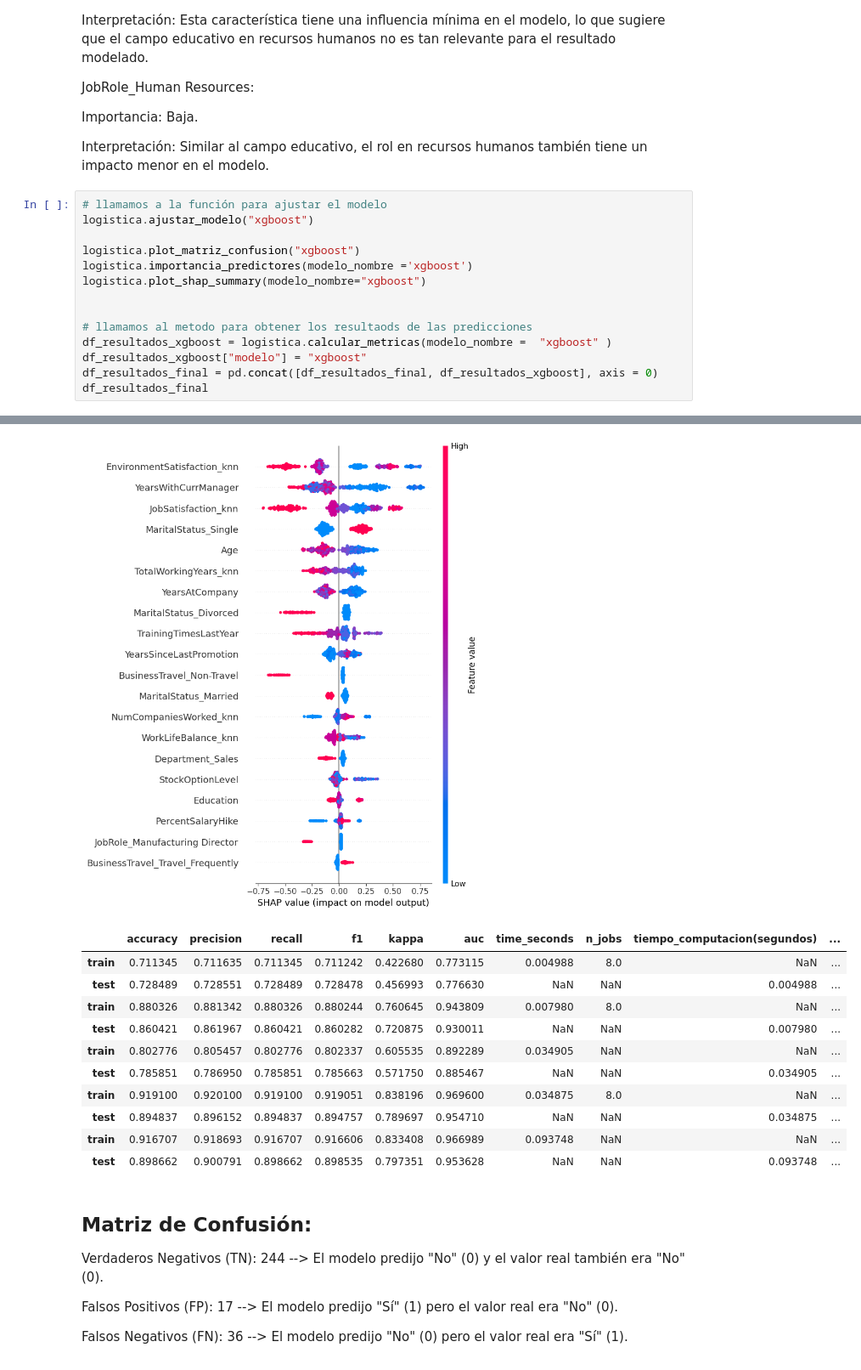
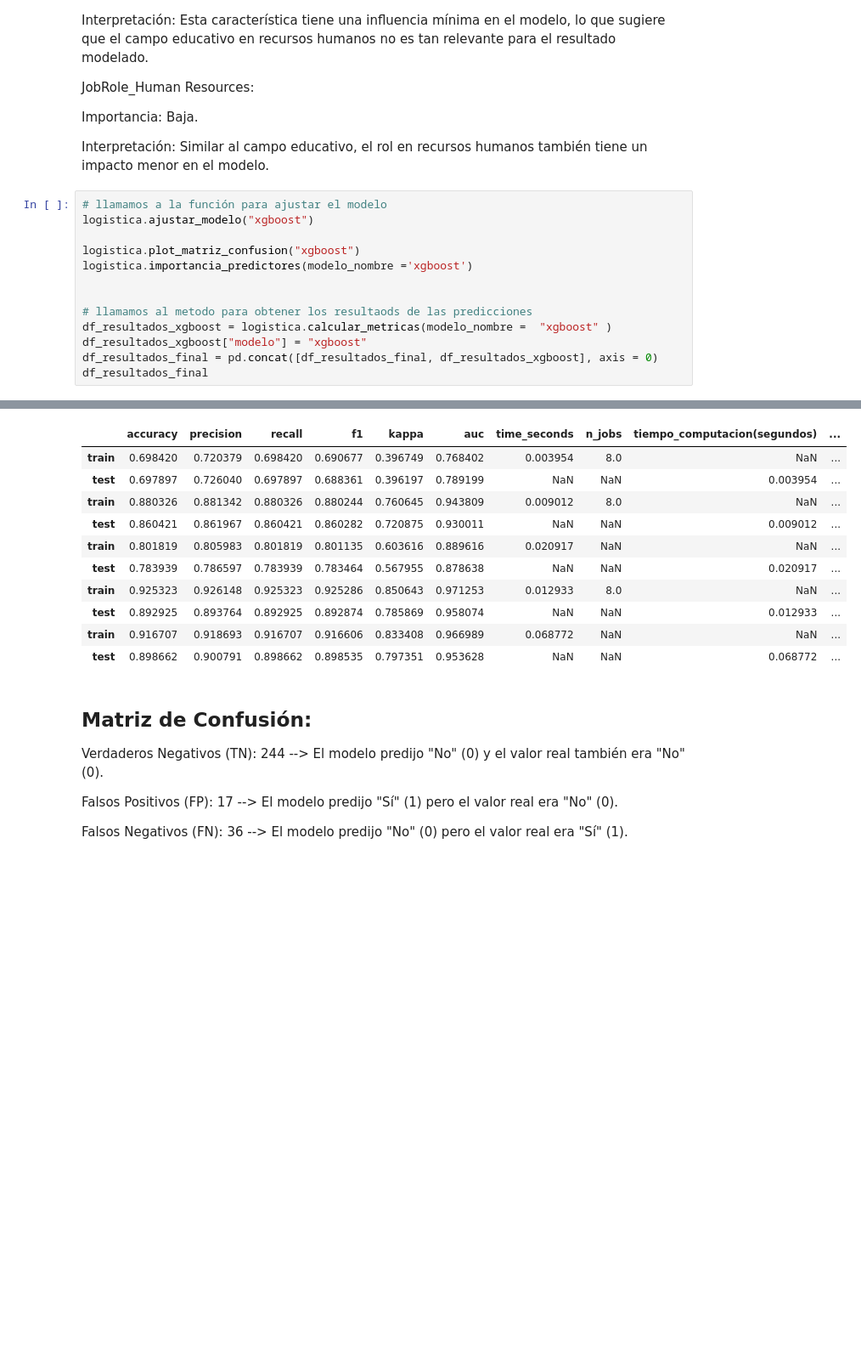
Before and after one commit to adrims10/3.Proyecto_prediccion-Se_van_los_empleados, a Jupyter notebook: notebooks/2-Train.ipynb, the cells around one changed output, grey strips where cells are left out. Shown at 85% size. Saved outputs shown, nothing was run; the diff lists cells and outputs as text; blank space fills up the shorter version.

```diff
--- a/notebooks/2-Train.ipynb
+++ b/notebooks/2-Train.ipynb
@@ -559,43 +369,41 @@ Interpretación: Similar al campo educativo, el rol en recursos humanos también
 # %%
 # llamamos a la función para ajustar el modelo
 logistica.ajustar_modelo("xgboost")
 
 logistica.plot_matriz_confusion("xgboost")
 logistica.importancia_predictores(modelo_nombre ='xgboost')
-logistica.plot_shap_summary(modelo_nombre="xgboost")
 
 
 # llamamos al metodo para obtener los resultaods de las predicciones
 df_resultados_xgboost = logistica.calcular_metricas(modelo_nombre =  "xgboost" )
 df_resultados_xgboost["modelo"] = "xgboost"
 df_resultados_final = pd.concat([df_resultados_final, df_resultados_xgboost], axis = 0)
 df_resultados_final
 # %% [output]
 El mejor modelo es XGBClassifier(base_score=None, booster=None, callbacks=None,
               colsample_bylevel=None, colsample_bynode=None,
               colsample_bytree=0.6, device=None, early_stopping_rounds=None,
               enable_categorical=False, eval_metric=None, feature_types=None,
               gamma=None, grow_policy=None, importance_type=None,
               interaction_constraints=None, learning_rate=0.03, max_bin=None,
               max_cat_threshold=None, max_cat_to_onehot=None,
               max_delta_step=None, max_depth=3, max_leaves=None,
               min_child_weight=6, missing=nan, monotone_constraints=None,
               multi_strategy=None, n_estimators=150, n_jobs=None,
               num_parallel_tree=None, random_state=None, ...)
 [figure]
 [figure]
-[figure, removed]
 |  | accuracy | precision | recall | f1 | kappa | auc | time_seconds | n_jobs | tiempo_computacion(segundos) | ... |
-| train | 0.711345 | 0.711635 | 0.711345 | 0.711242 | 0.422680 | 0.773115 | 0.004988 | 8.0 | NaN | ... |
-| test | 0.728489 | 0.728551 | 0.728489 | 0.728478 | 0.456993 | 0.776630 | NaN | NaN | 0.004988 | ... |
-| train | 0.880326 | 0.881342 | 0.880326 | 0.880244 | 0.760645 | 0.943809 | 0.007980 | 8.0 | NaN | ... |
-| test | 0.860421 | 0.861967 | 0.860421 | 0.860282 | 0.720875 | 0.930011 | NaN | NaN | 0.007980 | ... |
-| train | 0.802776 | 0.805457 | 0.802776 | 0.802337 | 0.605535 | 0.892289 | 0.034905 | NaN | NaN | ... |
-| test | 0.785851 | 0.786950 | 0.785851 | 0.785663 | 0.571750 | 0.885467 | NaN | NaN | 0.034905 | ... |
-| train | 0.919100 | 0.920100 | 0.919100 | 0.919051 | 0.838196 | 0.969600 | 0.034875 | 8.0 | NaN | ... |
-| test | 0.894837 | 0.896152 | 0.894837 | 0.894757 | 0.789697 | 0.954710 | NaN | NaN | 0.034875 | ... |
-| train | 0.916707 | 0.918693 | 0.916707 | 0.916606 | 0.833408 | 0.966989 | 0.093748 | NaN | NaN | ... |
-| test | 0.898662 | 0.900791 | 0.898662 | 0.898535 | 0.797351 | 0.953628 | NaN | NaN | 0.093748 | ... |
+| train | 0.698420 | 0.720379 | 0.698420 | 0.690677 | 0.396749 | 0.768402 | 0.003954 | 8.0 | NaN | ... |
+| test | 0.697897 | 0.726040 | 0.697897 | 0.688361 | 0.396197 | 0.789199 | NaN | NaN | 0.003954 | ... |
+| train | 0.880326 | 0.881342 | 0.880326 | 0.880244 | 0.760645 | 0.943809 | 0.009012 | 8.0 | NaN | ... |
+| test | 0.860421 | 0.861967 | 0.860421 | 0.860282 | 0.720875 | 0.930011 | NaN | NaN | 0.009012 | ... |
+| train | 0.801819 | 0.805983 | 0.801819 | 0.801135 | 0.603616 | 0.889616 | 0.020917 | NaN | NaN | ... |
+| test | 0.783939 | 0.786597 | 0.783939 | 0.783464 | 0.567955 | 0.878638 | NaN | NaN | 0.020917 | ... |
+| train | 0.925323 | 0.926148 | 0.925323 | 0.925286 | 0.850643 | 0.971253 | 0.012933 | 8.0 | NaN | ... |
+| test | 0.892925 | 0.893764 | 0.892925 | 0.892874 | 0.785869 | 0.958074 | NaN | NaN | 0.012933 | ... |
+| train | 0.916707 | 0.918693 | 0.916707 | 0.916606 | 0.833408 | 0.966989 | 0.068772 | NaN | NaN | ... |
+| test | 0.898662 | 0.900791 | 0.898662 | 0.898535 | 0.797351 | 0.953628 | NaN | NaN | 0.068772 | ... |
 # %% [markdown]
 ## Matriz de Confusión:
 
```
Also changed, not shown: parts of 11 cells of this notebook, 5 other files.
